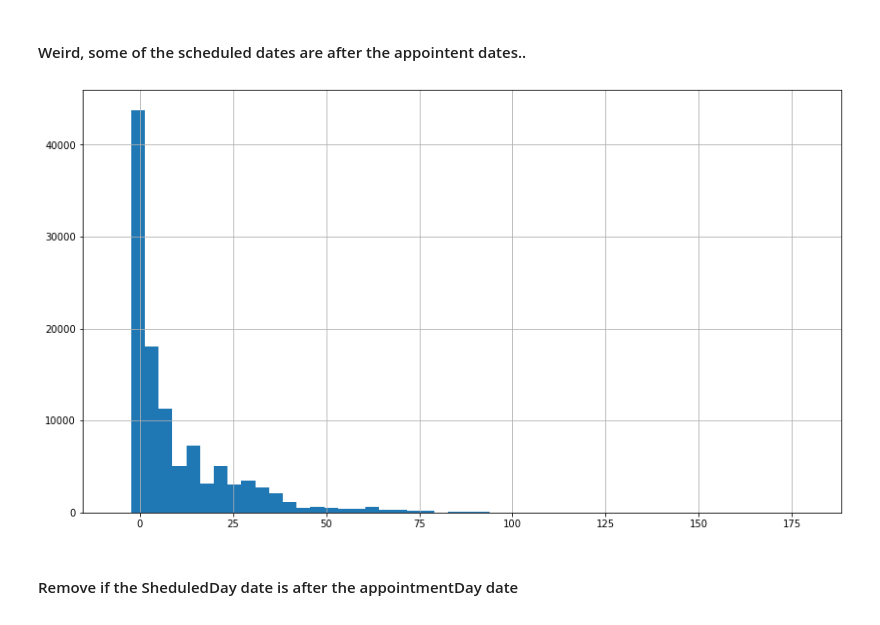
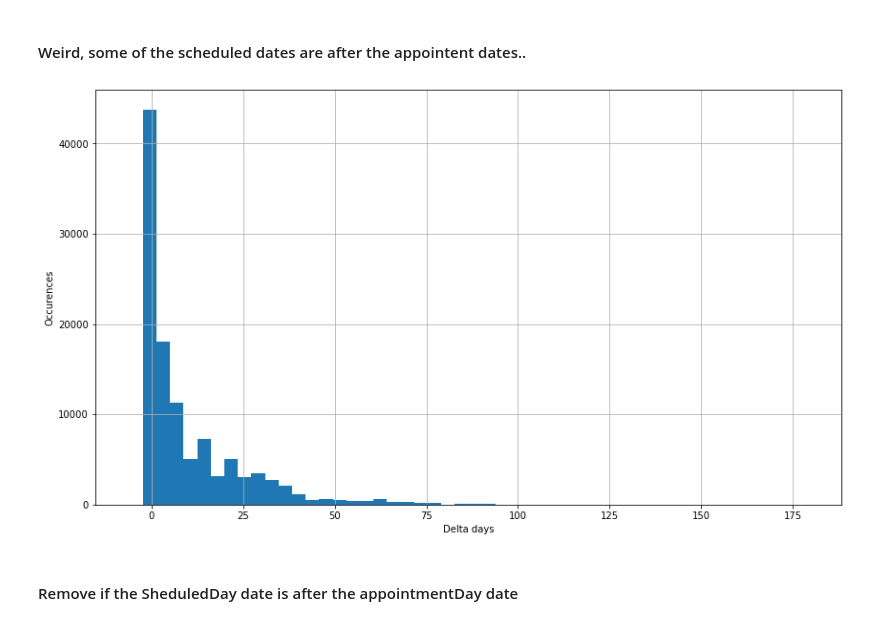
Before and after one commit to matjoh98/Udacity, a Jupyter notebook: Projects/Project 2/investigate-a-dataset-template.ipynb, the cells around one changed output. Saved outputs shown, nothing was run; the diff lists cells and outputs as text; code cells hidden in the pictures.

```diff
--- a/Projects/Project 2/investigate-a-dataset-template.ipynb
+++ b/Projects/Project 2/investigate-a-dataset-template.ipynb
@@ -150,8 +150,10 @@ df["ScheduledDay_date"] =  pd.to_datetime(df["ScheduledDay"].dt.strftime('%Y-%m-
 # %%
 df["delta_booking"] = df["AppointmentDay_date"] - df["ScheduledDay_date"]
 df["delta_booking"].astype('timedelta64[D]').astype(int).hist(bins = 50, figsize = (14,8));
+plt.ylabel("Occurences");
+plt.xlabel("Delta days");
 # %% [output]
-[figure, old version]
+[figure, new version]
 # %% [markdown]
 #### Remove if the SheduledDay date is after the appointmentDay date
 # %%
```
Also changed, not shown: parts of 8 cells of this notebook, 1 other file.
